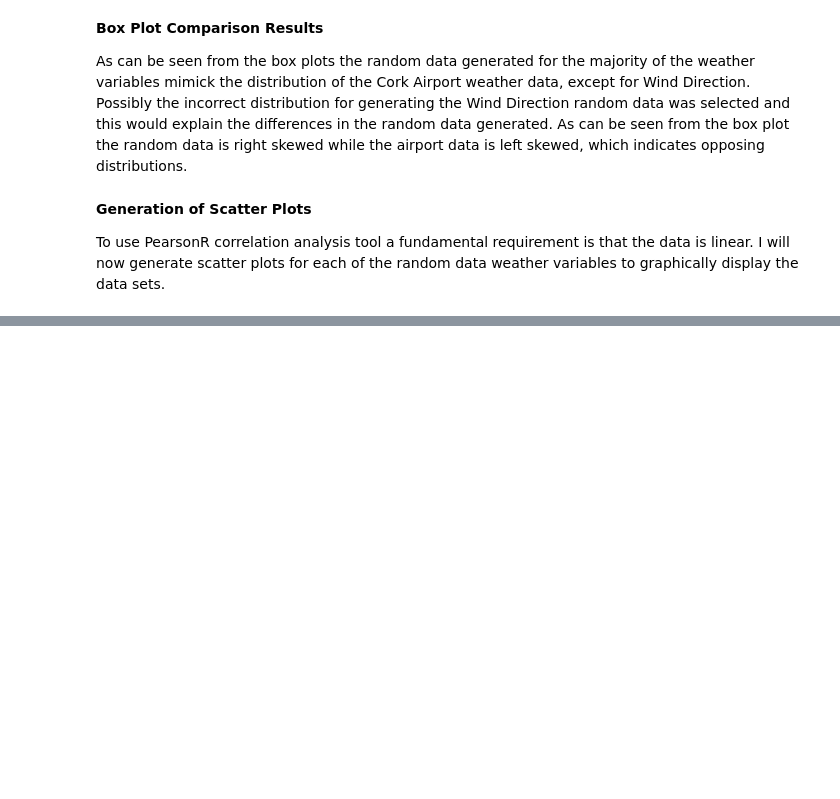
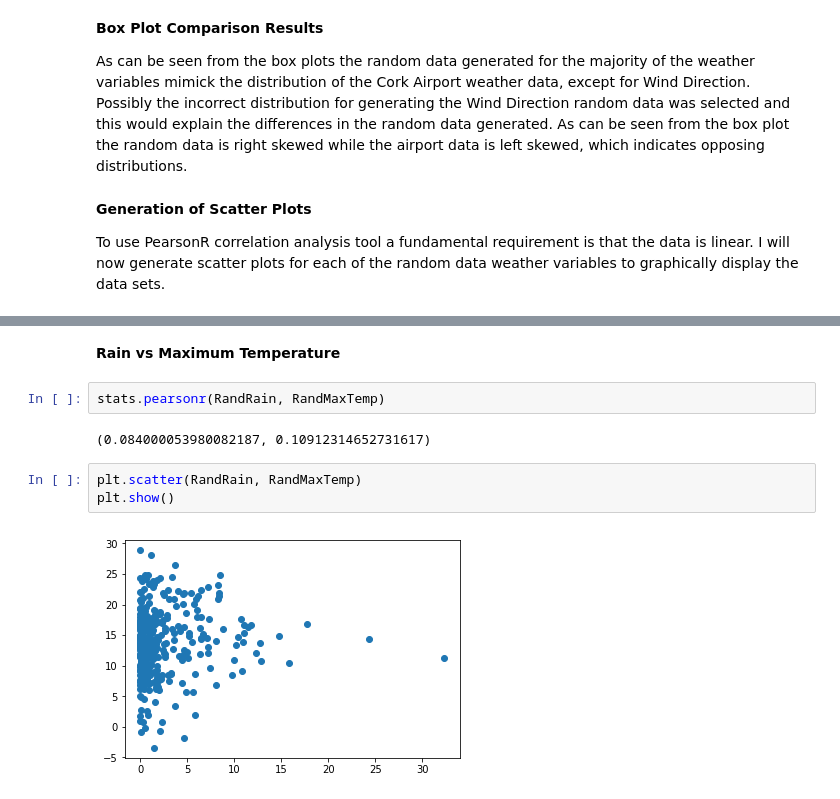
Before and after one commit to shanecanny1/Program-for-Data-Analysis-Project, a Jupyter notebook: Programming for Data Analysis Project.ipynb, the cells around one changed output, grey strips where cells are left out. Drawn from its saved outputs; the diff is of its cells as text; blank space fills up the shorter version.

```diff
--- a/Programming for Data Analysis Project.ipynb
+++ b/Programming for Data Analysis Project.ipynb
@@ -460,0 +510,11 @@ plt.show()
+# %% [markdown]
+**Rain vs Maximum Temperature**
+# %%
+stats.pearsonr(RandRain, RandMaxTemp)
+# %% [output]
+(0.084000053980082187, 0.10912314652731617)
+# %%
+plt.scatter(RandRain, RandMaxTemp)
+plt.show()
+# %% [output]
+[figure, added]
```
Also changed, not shown: parts of 29 cells of this notebook.
